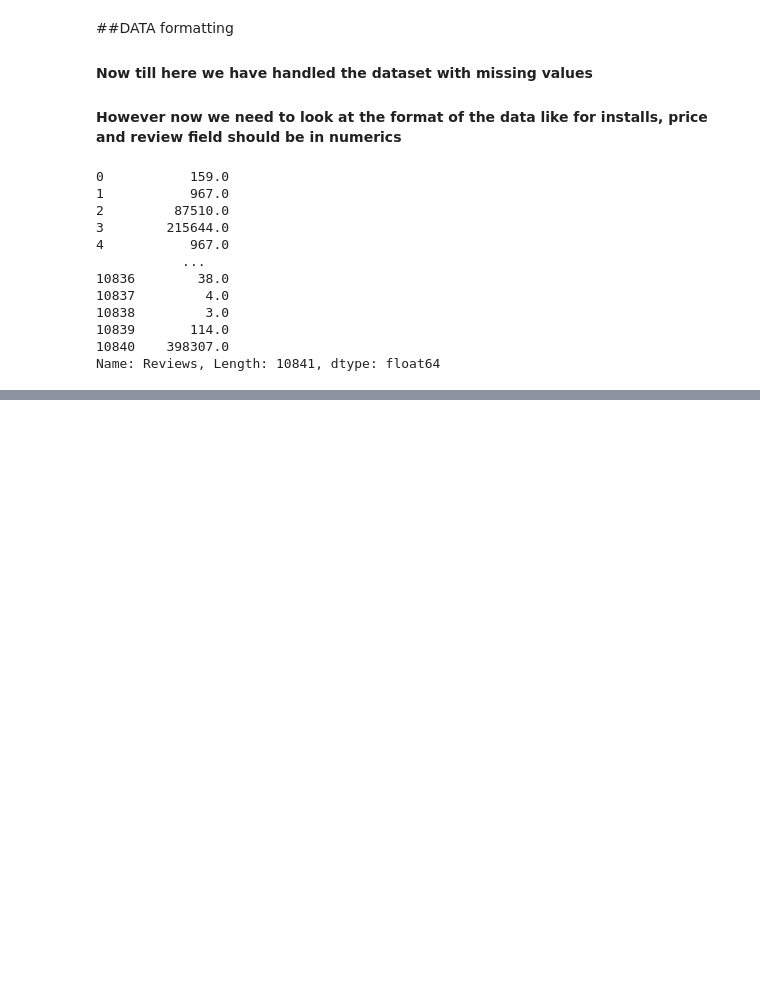
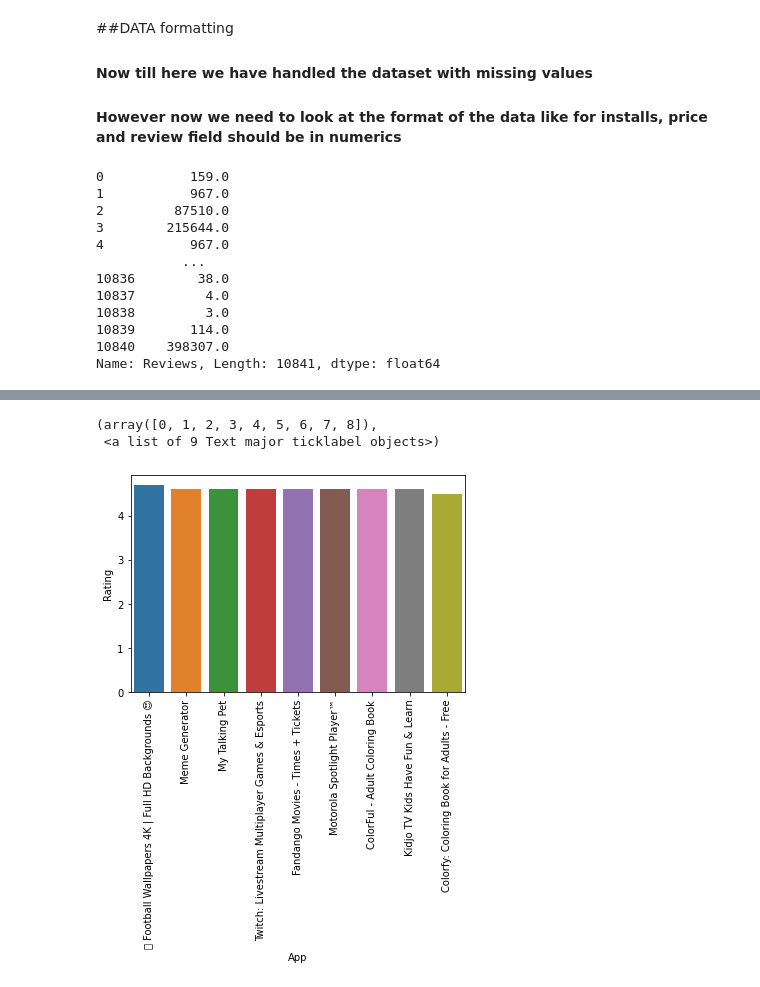
Before and after one commit to Rajashekar-Anumalla/PlayStoreAppReview_DataWrangling, a Jupyter notebook: Play_Store_App_Review_Analysis_Capstone_Project.ipynb, the cells around one changed output, grey strips where cells are left out. Drawn from its saved outputs; the diff is of its cells as text; code cells hidden in the pictures; blank space fills up the shorter version.

```diff
--- a/Play_Store_App_Review_Analysis_Capstone_Project.ipynb
+++ b/Play_Store_App_Review_Analysis_Capstone_Project.ipynb
@@ -283,0 +333,20 @@ df_copy.groupby('Category',as_index=False)['Rating'].mean()
+# %%
+df_5 = df_copy[df_copy['Category'] == 'ENTERTAINMENT']
+df_6 = df_5.sort_values(['Rating'],ascending =False).head(10)
+# %%
+# plt.bar(df_4['App'],df_4['Rating'])
+
+# plt.xlabel('App Name')
+# plt.ylabel('Rating')
+# plt.title('Top 10 Entertainment Apps based on Ratings')
+
+# plt.xticks(rotation=90)
+# plt.show()
+
+sns.barplot(x=df_6['App'], y=df_6['Rating'])
+
+plt.xticks(rotation=90)
+# %% [output]
+(array([0, 1, 2, 3, 4, 5, 6, 7, 8]),
+ <a list of 9 Text major ticklabel objects>)
+[figure, added]
```
Also changed, not shown: parts of 11 cells of this notebook.
